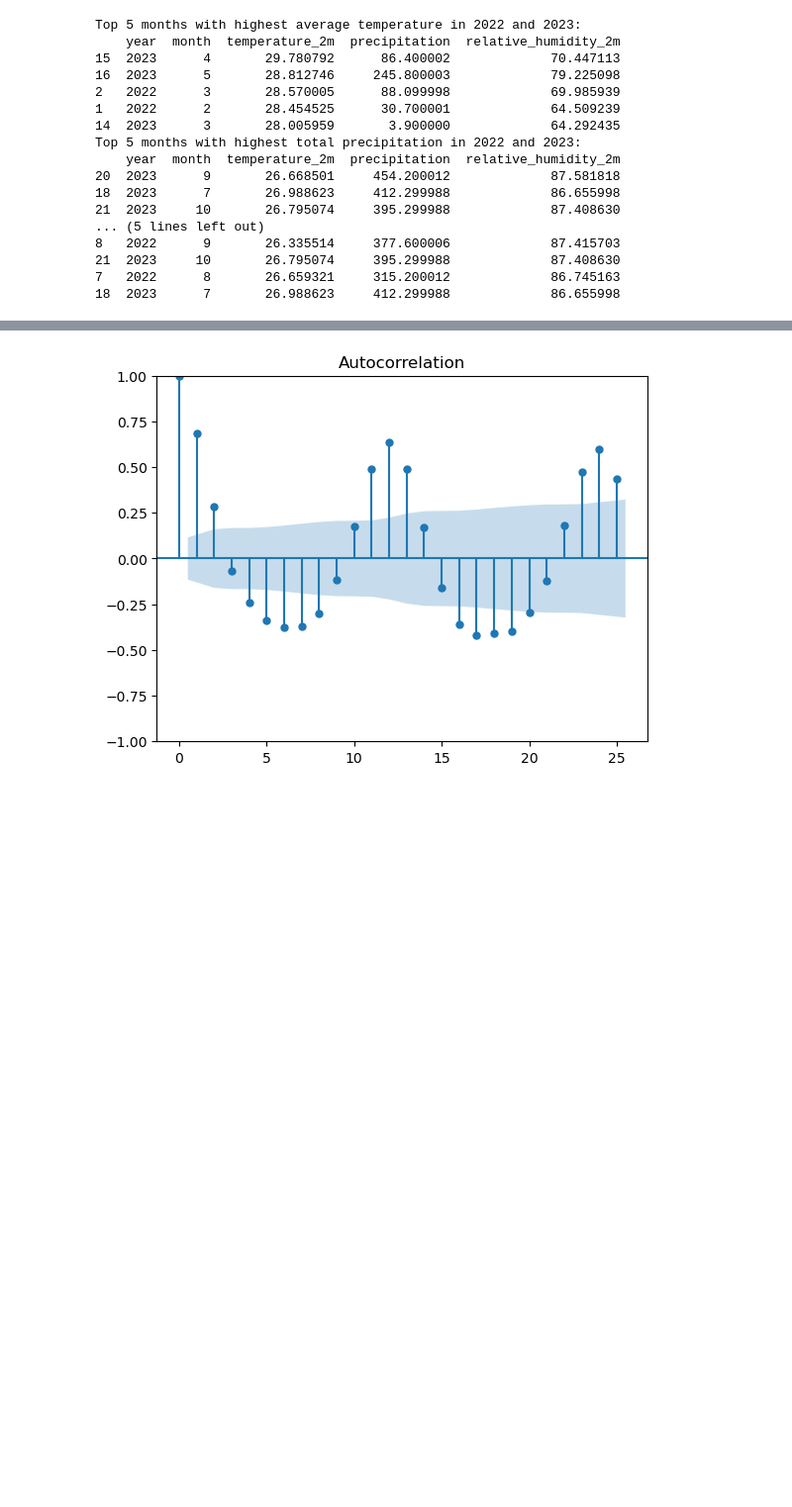
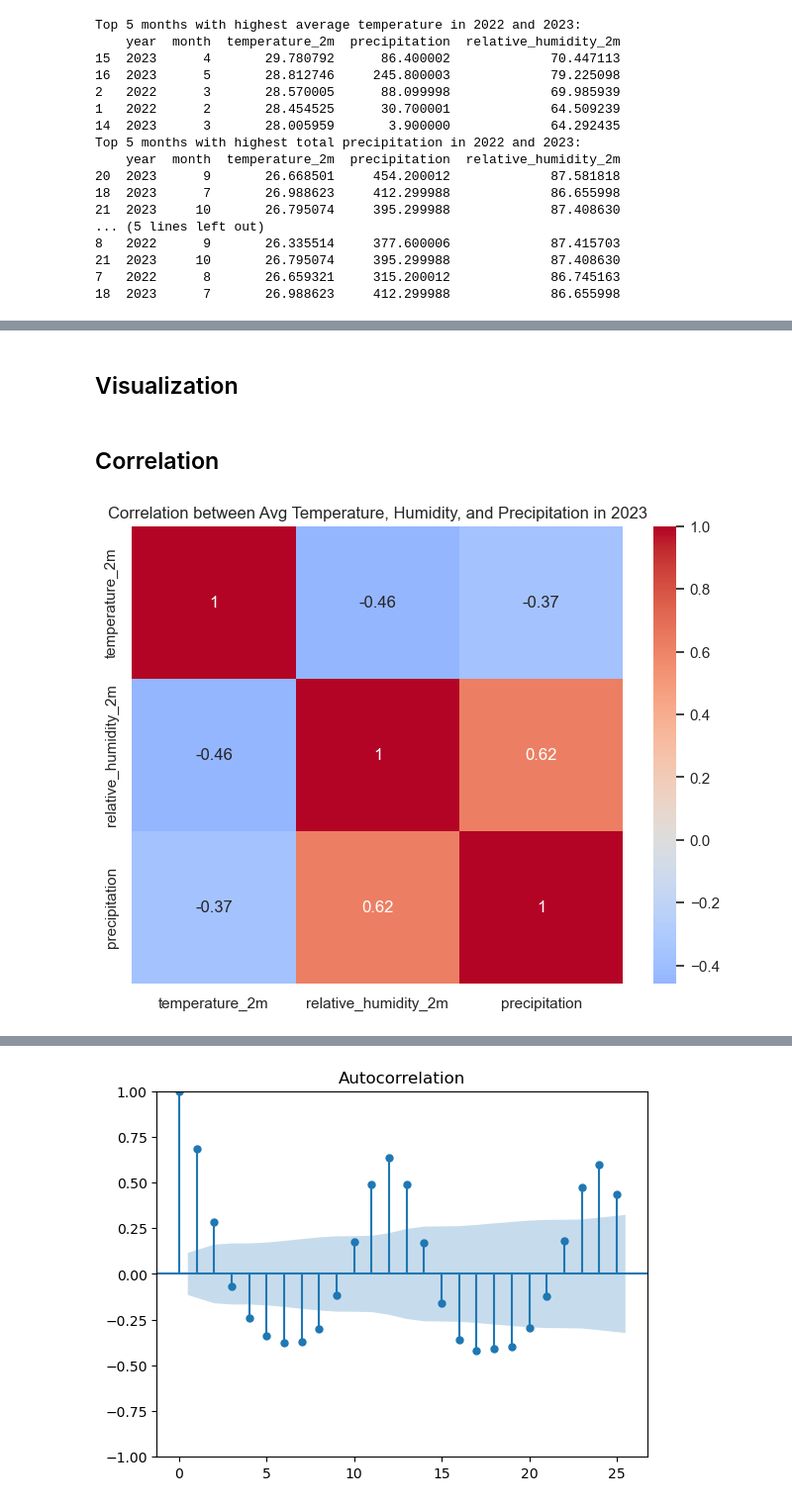
Before and after one commit to ASAPPhat/ML_WeatherForecast, a Jupyter notebook: test.ipynb, the cells around one changed output, grey strips where cells are left out. Shown at 99% size. Cells and saved outputs as stored; diff of their text form; code cells hidden in the pictures; blank space fills up the shorter version.

```diff
--- a/test.ipynb
+++ b/test.ipynb
@@ -574,0 +504,29 @@ plt.show()
+# %% [markdown]
+## Visualization
+# %% [markdown]
+## Correlation
+# %%
+#Draw a line chart to show the correlation between temperature and precipitation and humidity in 2023
+
+
+import pandas as pd
+import seaborn as sns
+import matplotlib.pyplot as plt
+
+# Load your data into a DataFrame
+data = pd.read_csv('data.csv', parse_dates=['date'])
+
+# Filter for 2023 data only
+data_2023 = data[data['date'].dt.year == 2023]
+
+# Calculate the average temperature, humidity, and precipitation by day
+data_2023_daily = data_2023.resample('D', on='date').mean()[['temperature_2m', 'relative_humidity_2m', 'precipitation']]
+
+# Plot correlation heatmap
+plt.figure(figsize=(8, 6))
+correlation = data_2023_daily.corr()
+sns.heatmap(correlation, annot=True, cmap='coolwarm', center=0)
+plt.title('Correlation between Avg Temperature, Humidity, and Precipitation in 2023')
+plt.show()
+# %% [output]
+[figure, added]
```
Also changed, not shown: parts of 23 cells of this notebook.
